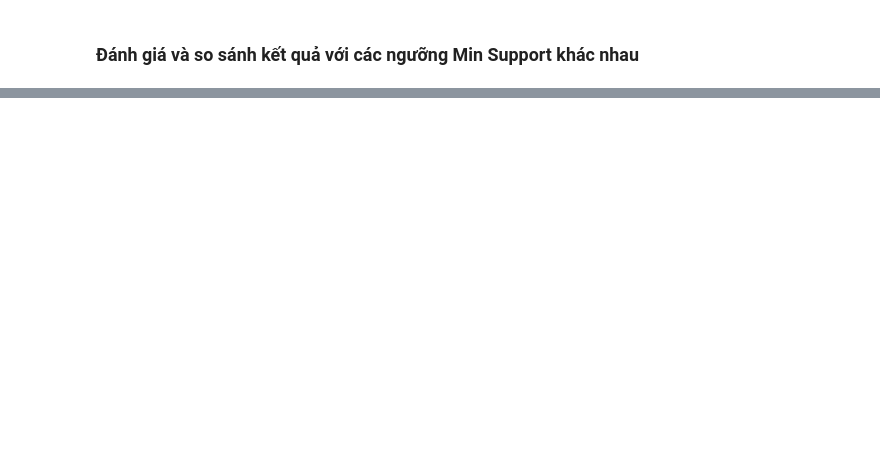
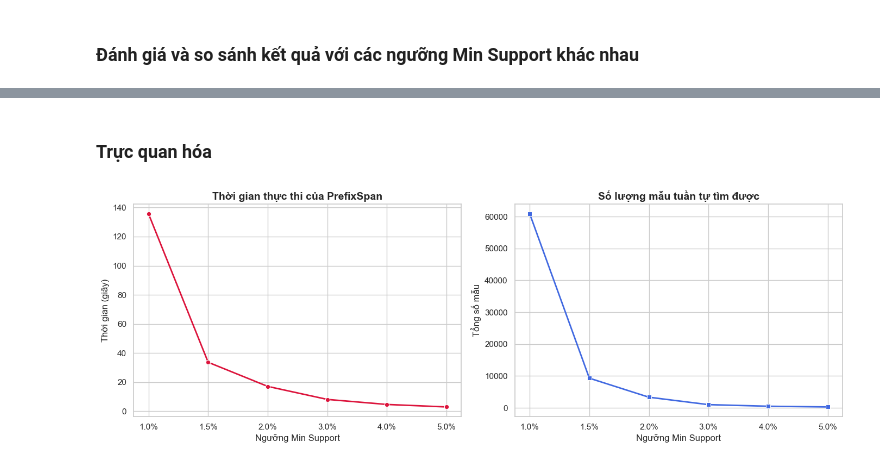
Before and after one commit to TQBao22/PATTERN-MINING-, a Jupyter notebook: src.ipynb, the cells around one changed output, grey strips where cells are left out. Saved outputs shown, nothing was run; the diff lists cells and outputs as text; code cells hidden in the pictures; blank space fills up the shorter version.

Commit message:
Trực quan hóa kết quả

```diff
--- a/src.ipynb
+++ b/src.ipynb
@@ -297,0 +465,47 @@ display(df_results)
+# %% [markdown]
+### Trực quan hóa
+# %%
+import matplotlib.pyplot as plt
+import seaborn as sns
+
+sns.set_theme(style="whitegrid")
+
+# Tạo một khung chứa 2 biểu đồ (1 hàng, 2 cột)
+fig, axes = plt.subplots(1, 2, figsize=(14, 5))
+
+# --- Biểu đồ 1: Thời gian chạy ---
+sns.lineplot(
+    data=df_results,
+    x='Min Support Ratio',
+    y='Thời gian chạy (s)',
+    marker='o',
+    color='crimson',
+    linewidth=2,
+    ax=axes[0]
+)
+axes[0].set_title('Thời gian thực thi của PrefixSpan', fontsize=14, fontweight='bold')
+axes[0].set_xlabel('Ngưỡng Min Support', fontsize=12)
+axes[0].set_ylabel('Thời gian (giây)', fontsize=12)
+
+# --- Biểu đồ 2: Số lượng mẫu sinh ra ---
+sns.lineplot(
+    data=df_results,
+    x='Min Support Ratio',
+    y='Số lượng mẫu tìm được',
+    marker='s',
+    color='royalblue',
+    linewidth=2,
+    ax=axes[1]
+)
+axes[1].set_title('Số lượng mẫu tuần tự tìm được', fontsize=14, fontweight='bold')
+axes[1].set_xlabel('Ngưỡng Min Support', fontsize=12)
+axes[1].set_ylabel('Tổng số mẫu', fontsize=12)
+
+# Đảo ngược trục X (từ trái qua phải sẽ là giảm dần: 10% -> 1%)
+axes[0].invert_xaxis()
+axes[1].invert_xaxis()
+
+plt.tight_layout()
+plt.show()
+# %% [output]
+[figure, added]
```
Also changed, not shown: parts of 16 cells of this notebook.
